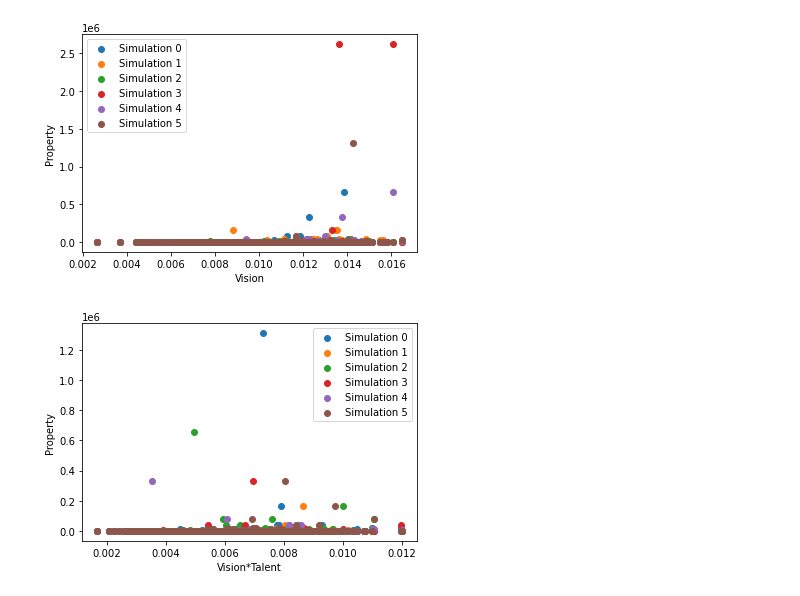
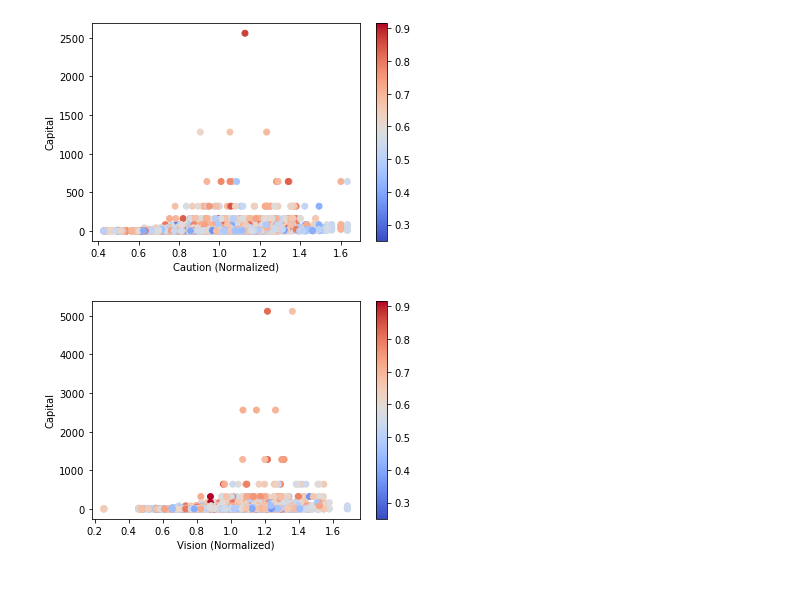
Before and after one commit to shuan4638/Luck-talent-or-vision, a Jupyter notebook: experiments.ipynb, the cells around one changed output. Cells and saved outputs as stored; diff of their text form; code cells hidden in the pictures.

```diff
--- a/experiments.ipynb
+++ b/experiments.ipynb
@@ -78,10 +81,19 @@ def run_simulation(n_iteration, see_talent=False, see_vision=False):
 # %%
-# Scenario 1: Same vision, different talent
-for n in range(6):
-    simulated_properties = run_simulation(80, see_talent=True)
-    plt.scatter(talents, simulated_properties, label = 'Simulation %d' % n)
+# Scenario 1: Different talents
+for n in range(n_simulation):
+    simulated_capitals = capitals.copy()
+    for iteration in tqdm.tqdm(range(n_iteration), total = n_iteration):
+        seizeluck = np.random.random(N)
+        lucks, unlucks = np.random.random((N_E, 2)), np.random.random((N_E, 2))
+        for i, (p, s, t) in enumerate(zip(positions, seizeluck, talents)):
+            if meet_events(p, unlucks):
+                simulated_capitals[i] /= 2
+            elif meet_events(p, lucks) and s < t:
+                simulated_capitals[i] *= 2
+    plt.scatter(talents, simulated_capitals, c=talents, cmap = 'coolwarm')
+
 plt.xlabel('Talent')
-plt.ylabel('Property')
-plt.legend()
+plt.ylabel('Capital')
+plt.colorbar()
 plt.show()
 # %% [output]
@@ -89,23 +101,40 @@ plt.show()
 # %%
-# Scenario 2: Same talent, different vision
-for n in range(6):
-    simulated_properties = run_simulation(80, see_vision=True)
-    plt.scatter(visions, simulated_properties, label = 'Simulation %d' % n)
-plt.xlabel('Vision')
-plt.ylabel('Property')
-plt.legend()
+# Scenario 2: Different talent and incaution
+for n in range(n_simulation):
+    simulated_capitals = capitals.copy()
+    for iteration in tqdm.tqdm(range(n_iteration), total = n_iteration):
+        seizeluck = np.random.random(N)
+        lucks, unlucks = np.random.random((N_E, 2)), np.random.random((N_E, 2))
+        for i, (p, s, t, c) in enumerate(zip(positions, seizeluck, talents, cautions)):
+            if meet_events(p, unlucks, 2*0.005-c):
+                simulated_capitals[i] /= 2
+            elif meet_events(p, lucks) and s < t:
+                simulated_capitals[i] *= 2
+    plt.scatter(cautions/0.005, simulated_capitals, c=talents, cmap = 'coolwarm')
+
+plt.xlabel('Caution (Normalized)')
+plt.ylabel('Capital')
+plt.colorbar()
 plt.show()
 # %% [output]
-[figure, old version]
+[figure, new version]
 # %%
-# Scenario 3: different talent, different vision
-for n in range(6):
-    simulated_properties = run_simulation(80, see_talent=True, see_vision=True)
-    plt.scatter(visions*talents, simulated_properties, label = 'Simulation %d' % n)
+# Scenario 3: Different talent and vision
+for n in range(n_simulation):
+    simulated_capitals = capitals.copy()
+    for iteration in tqdm.tqdm(range(n_iteration), total = n_iteration):
+        seizeluck = np.random.random(N)
+        lucks, unlucks = np.random.random((N_E, 2)), np.random.random((N_E, 2))
+        for i, (p, s, t, v) in enumerate(zip(positions, seizeluck, talents, visions)):
+            if meet_events(p, unlucks):
+                simulated_capitals[i] /= 2
+            elif meet_events(p, lucks, v) and s < t:
+                simulated_capitals[i] *= 2
+    plt.scatter(visions/0.005, simulated_capitals, c=talents, cmap = 'coolwarm')
 
-plt.xlabel('Vision*Talent')
-plt.ylabel('Property')
-plt.legend()
+plt.xlabel('Vision (Normalized)')
+plt.ylabel('Capital')
+plt.colorbar()
 plt.show()
 # %% [output]
-[figure, old version]
+[figure, new version]
```
Also changed, not shown: parts of 11 cells of this notebook.
